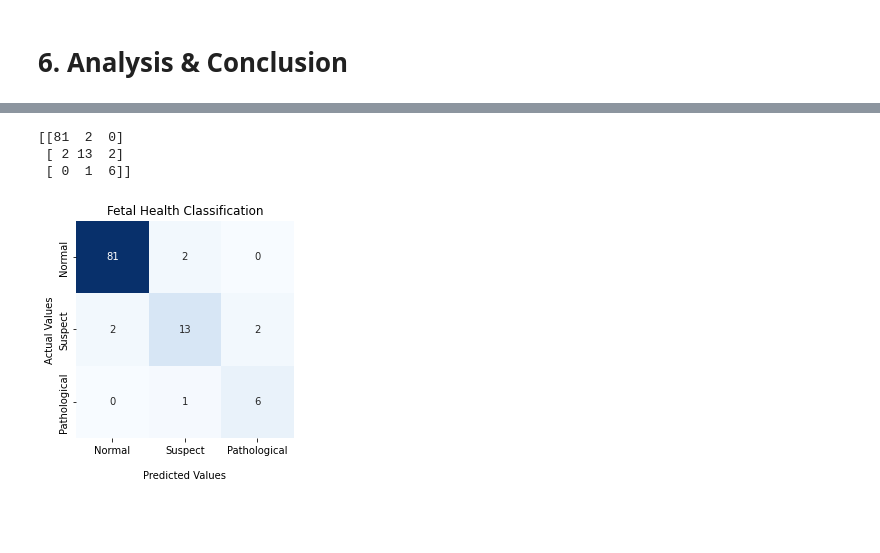
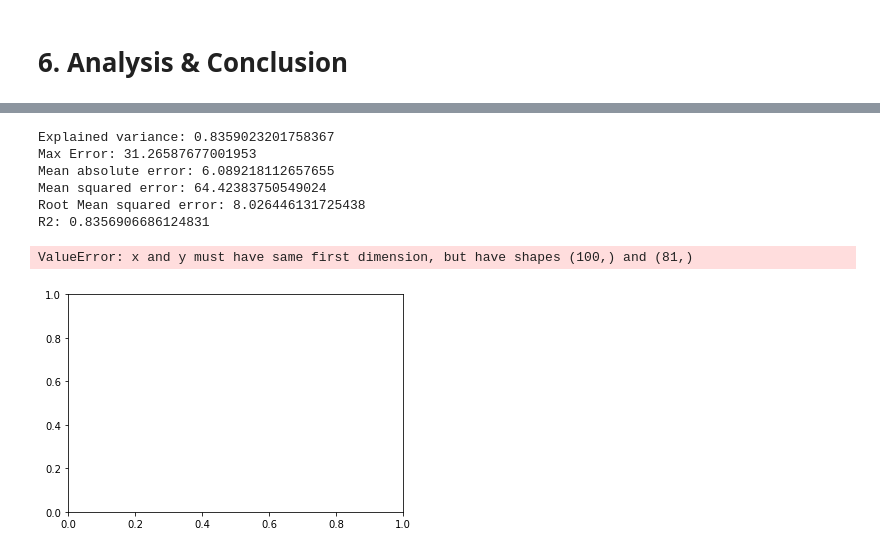
Before and after one commit to nickknapton12/BMEN415_Final_Project, a Jupyter notebook: Regression/Rachel/NN_Model1.ipynb, the cells around one changed output, grey strips where cells are left out. Drawn from its saved outputs; the diff is of its cells as text; code cells hidden in the pictures; blank space fills up the shorter version.

```diff
--- a/Regression/Rachel/NN_Model1.ipynb
+++ b/Regression/Rachel/NN_Model1.ipynb
@@ -74,0 +36,7 @@ data_labels = np_utils.to_categorical(encodedY)
+# %%
+data = pd.read_excel('../../data_sets/Volumetric_features.xlsx')
+data_feat = pd.DataFrame(data, columns = data.columns[:-1])
+data_feat = data_feat.drop(['S.No','Age'], axis=1)
+
+data.head(5)
+data.describe()
@@ -75,7 +92,7 @@ data_labels = np_utils.to_categorical(encodedY)
 # %%
 # Split for validation --> train, val, test = 80/15/5
 # train to test (val and test) --> include random shuffle
-x_train, x_validation, y_train, y_validation = train_test_split(data_scaled, data_labels, test_size=0.20, random_state=33)
+x_train, x_validation, y_train, y_validation = train_test_split(pca_df, data['Age'], test_size=0.20, random_state=33)
 
 # (20% of total dataset -> 75% validation = 15% total, 25% validation = 5% total
 # val and test --> include random shuffle
@@ -145,2 +169,0 @@ earlystopping = callbacks.EarlyStopping(monitor="val_loss", mode="min",
-# %%
-hist = model.fit(x_train, y_train, batch_size = 64, epochs=100, validation_data=(x_val, y_val),callbacks = [earlystopping])
@@ -164,0 +170,21 @@ Epoch 100/100
+# %%
+earlystopping = callbacks.EarlyStopping(monitor="val_loss", mode="min",
+                                        patience=10, restore_best_weights = True)
+# loss function
+msle = MeanSquaredLogarithmicError()
+
+model.compile(
+    loss=msle,
+    optimizer=Adam(learning_rate=0.001),
+    metrics=['msle']
+)
+# train the model
+hist = model.fit(
+    x_train,
+    y_train,
+    epochs=100,
+    batch_size=256,
+    verbose=1,
+    validation_data=(x_val, y_val),
+    callbacks = [earlystopping]
+)
@@ -226,17 +211,30 @@ weighted avg       0.94      0.93      0.94       107
-# %%
-conf_mat = confusion_matrix(y_label, y_pred)
-print(conf_mat)
-# %% [output]
-[[81  2  0]
- [ 2 13  2]
- [ 0  1  6]]
-# %%
-confusion = sb.heatmap(confusion_matrix(y_label, y_pred), square=True, annot=True, cmap='Blues', fmt='d', cbar=False )
-confusion.set_title("Fetal Health Classification")
-confusion.set_xlabel("\nPredicted Values")
-confusion.set_ylabel("Actual Values")
-confusion.xaxis.set_ticklabels(['Normal', 'Suspect', 'Pathological'])
-confusion.yaxis.set_ticklabels(['Normal', 'Suspect', 'Pathological'])
-plt.show()
-# %% [output]
-[figure, removed]
+# %%
+y_pred = model.predict(x_test)
+
+print("Explained variance: " + str(metrics.explained_variance_score(y_test, y_pred)))
+print("Max Error: " + str(metrics.max_error(y_test, y_pred)))
+print("Mean absolute error: " + str(metrics.mean_absolute_error(y_test, y_pred)))
+print("Mean squared error: " + str(metrics.mean_squared_error(y_test, y_pred)))
+print("Root Mean squared error: " + str(metrics.mean_squared_error(y_test, y_pred, squared=False)))
+print("R2: " + str(metrics.r2_score(y_test, y_pred)))
+# %% [output]
+Explained variance: 0.8359023201758367
+Max Error: 31.26587677001953
+Mean absolute error: 6.089218112657655
+Mean squared error: 64.42383750549024
+Root Mean squared error: 8.026446131725438
+R2: 0.8356906686124831
+# %%
+x = list(range(100))
+vy = hist.history['val_loss']
+ty = hist.history['loss']
+
+plt.plot( x, vy, label='val_loss')
+plt.plot( x, ty, label='train_loss')
+plt.legend()
+plt.xlabel('Epoch')
+plt.ylabel('loss')
+plt.show()
+# %% [output]
+ValueError: x and y must have same first dimension, but have shapes (100,) and (81,)
+[figure, added]
```
Also changed, not shown: parts of 20 cells of this notebook.
